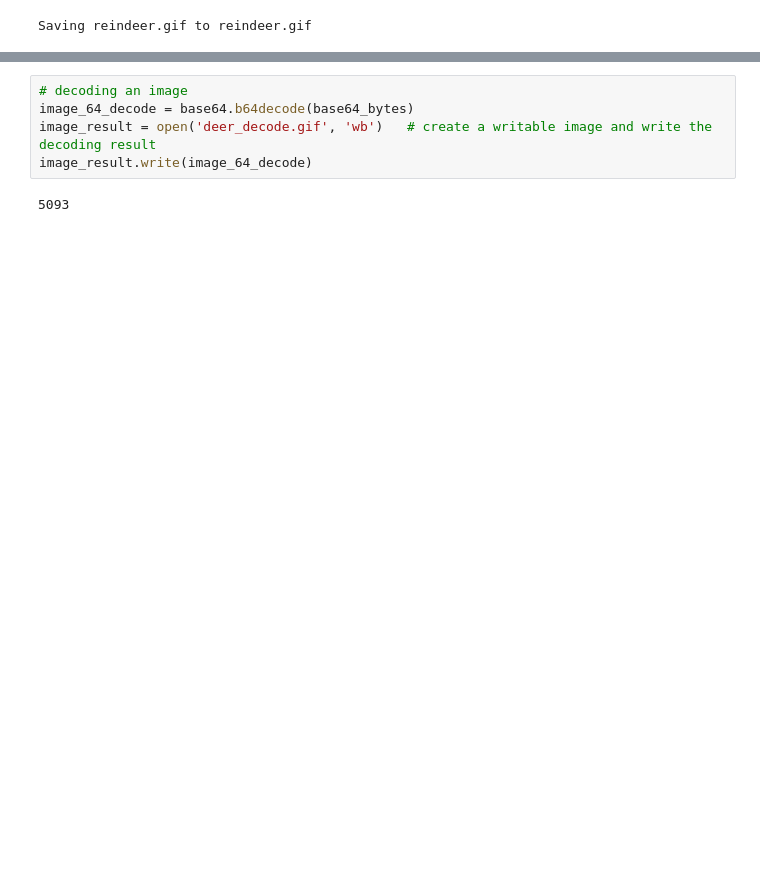
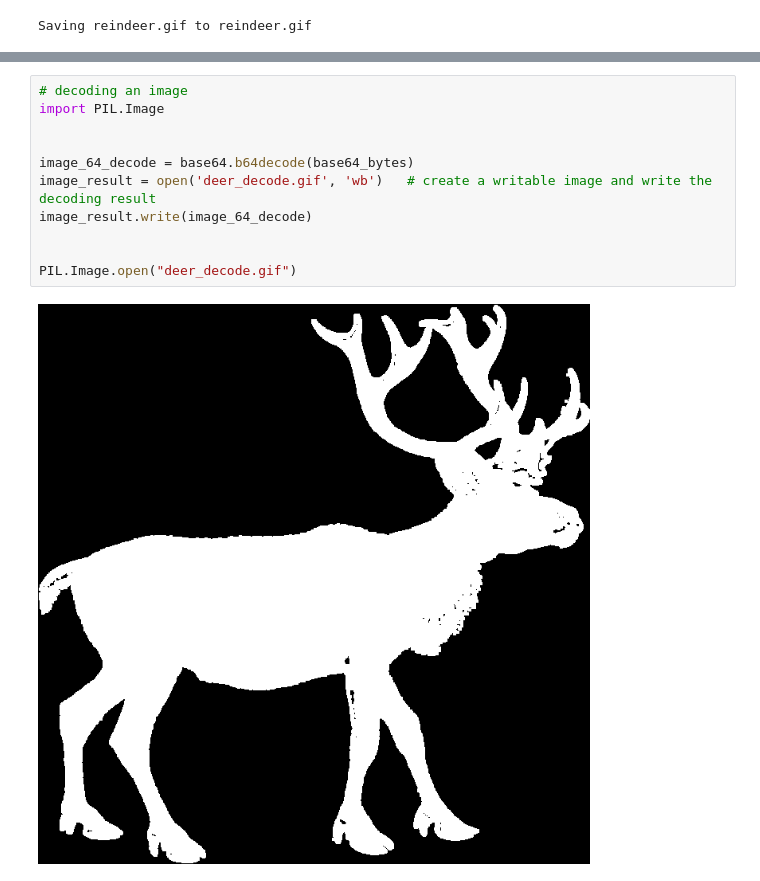
Before and after one commit to Loulou-lepou/LouBeginningPython, a Jupyter notebook: Encrypting_Decrypting_files.ipynb, the cells around one changed output, grey strips where cells are left out. Cells and saved outputs as stored; diff of their text form; blank space fills up the shorter version.

```diff
--- a/Encrypting_Decrypting_files.ipynb
+++ b/Encrypting_Decrypting_files.ipynb
@@ -237,7 +236,13 @@
 # %%
 # decoding an image
+import PIL.Image
+
+
 image_64_decode = base64.b64decode(base64_bytes)
 image_result = open('deer_decode.gif', 'wb')   # create a writable image and write the decoding result
 image_result.write(image_64_decode)
+
+
+PIL.Image.open("deer_decode.gif")
 # %% [output]
-5093
+[figure, added]
```
Also changed, not shown: parts of 3 cells of this notebook.
